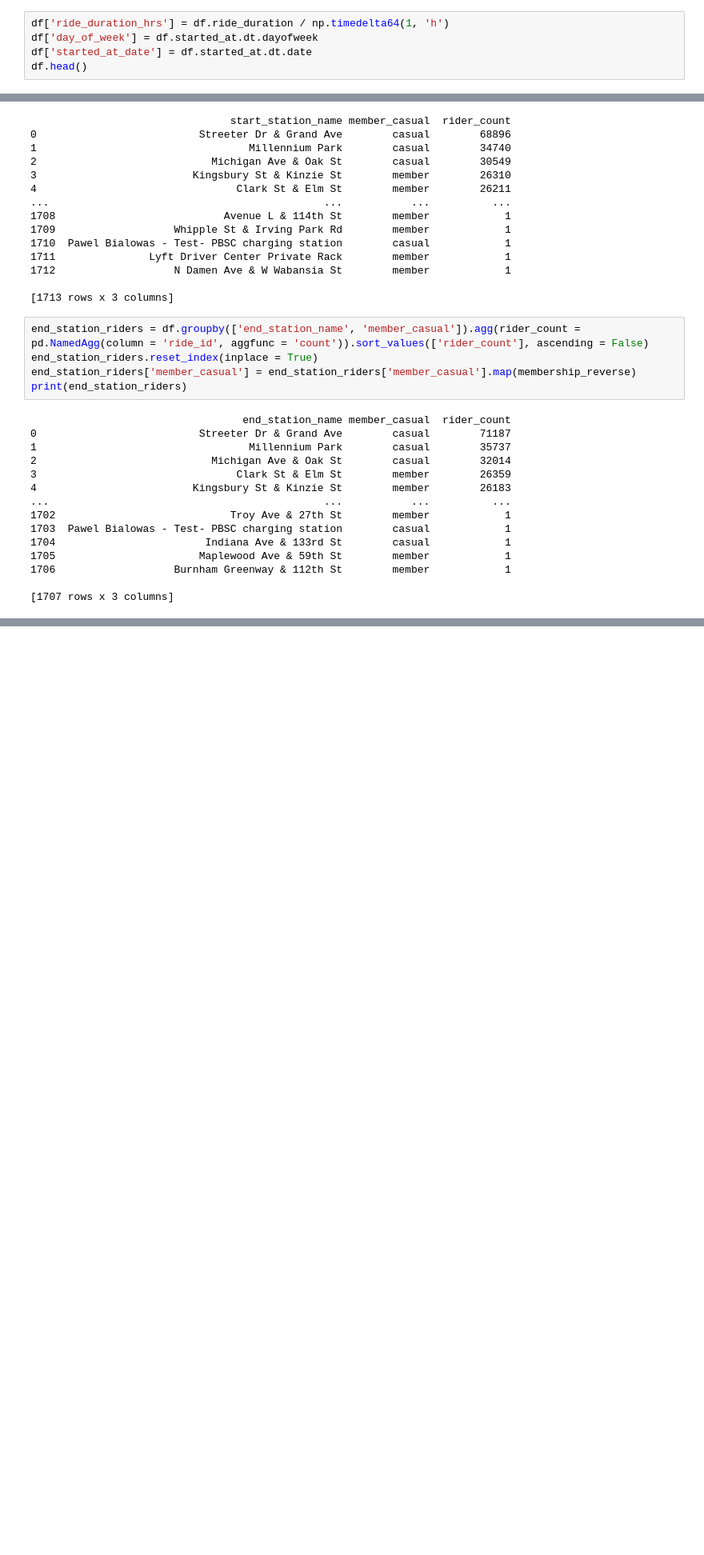
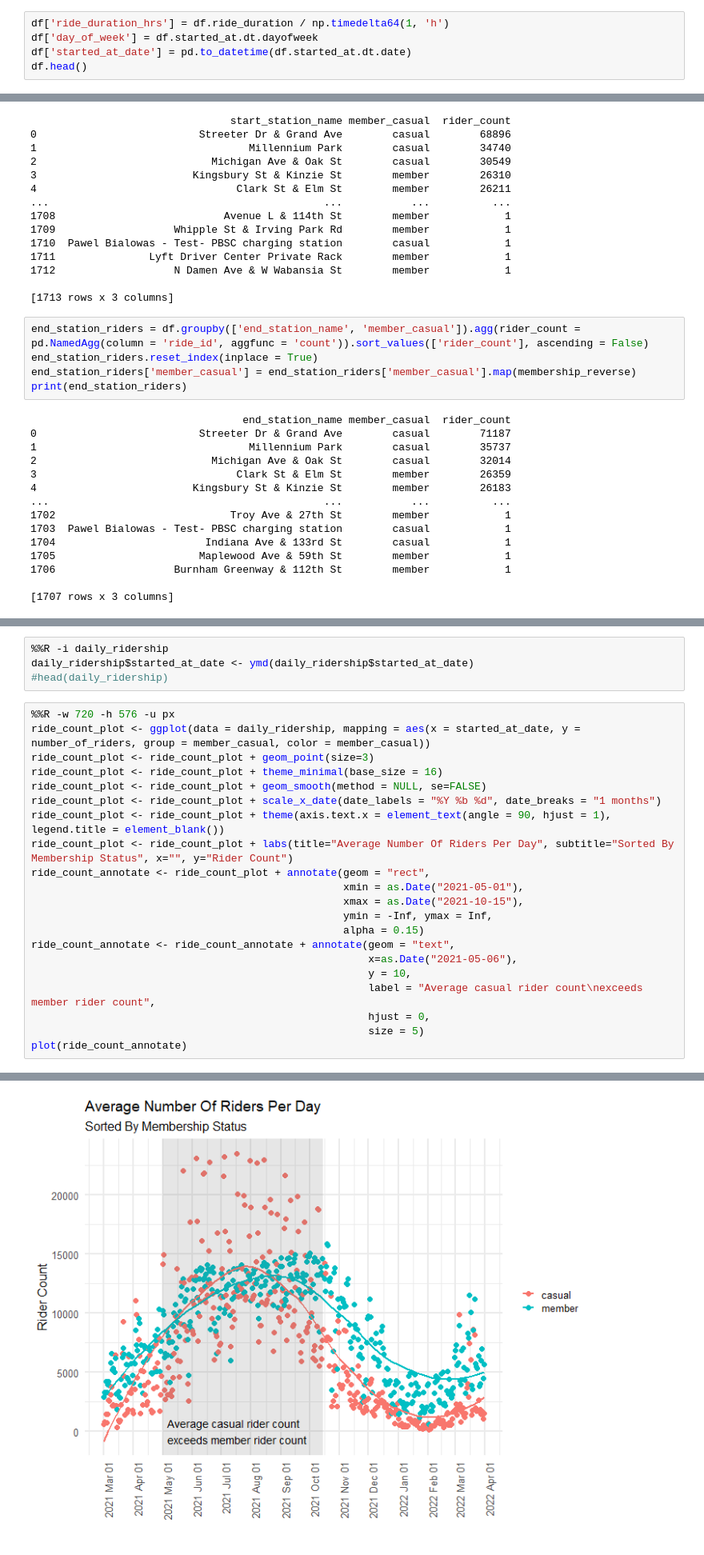
Before and after one commit to cwilso28/coursera_casestudy1, a Jupyter notebook: coursera-casestudy1-notebook.ipynb, the cells around one changed output, grey strips where cells are left out. Shown at 80% size. Saved outputs shown, nothing was run; the diff lists cells and outputs as text; blank space fills up the shorter version.

Commit message:
Added in R script for the four plots from the original case study

```diff
--- a/coursera-casestudy1-notebook.ipynb
+++ b/coursera-casestudy1-notebook.ipynb
@@ -135,7 +135,7 @@ print(column[column < zero_timedelta].count())
 # %%
 df['ride_duration_hrs'] = df.ride_duration / np.timedelta64(1, 'h')
 df['day_of_week'] = df.started_at.dt.dayofweek
-df['started_at_date'] = df.started_at.dt.date
+df['started_at_date'] = pd.to_datetime(df.started_at.dt.date)
 df.head()
 # %% [output]
 |  | ride_id | rideable_type | started_at | ended_at | start_station_name | end_station_name | member_casual | ... |
@@ -298,0 +319,26 @@ library(tidyquant)
+# %%
+%%R -i daily_ridership
+daily_ridership$started_at_date <- ymd(daily_ridership$started_at_date)
+#head(daily_ridership)
+# %%
+%%R -w 720 -h 576 -u px
+ride_count_plot <- ggplot(data = daily_ridership, mapping = aes(x = started_at_date, y = number_of_riders, group = member_casual, color = member_casual))
+ride_count_plot <- ride_count_plot + geom_point(size=3)
+ride_count_plot <- ride_count_plot + theme_minimal(base_size = 16)
+ride_count_plot <- ride_count_plot + geom_smooth(method = NULL, se=FALSE)
+ride_count_plot <- ride_count_plot + scale_x_date(date_labels = "%Y %b %d", date_breaks = "1 months")
+ride_count_plot <- ride_count_plot + theme(axis.text.x = element_text(angle = 90, hjust = 1), legend.title = element_blank())
+ride_count_plot <- ride_count_plot + labs(title="Average Number Of Riders Per Day", subtitle="Sorted By Membership Status", x="", y="Rider Count")
+ride_count_annotate <- ride_count_plot + annotate(geom = "rect",
+                                                  xmin = as.Date("2021-05-01"),
+                                                  xmax = as.Date("2021-10-15"),
+                                                  ymin = -Inf, ymax = Inf,
+                                                  alpha = 0.15)
+ride_count_annotate <- ride_count_annotate + annotate(geom = "text",
+                                                      x=as.Date("2021-05-06"),
+                                                      y = 10,
+                                                      label = "Average casual rider count\nexceeds member rider count",
+                                                      hjust = 0,
+                                                      size = 5)
+plot(ride_count_annotate)
+# %% [output]
@@ -298,0 +346 @@ library(tidyquant)
+[figure, added]
```
Also changed, not shown: parts of 9 cells of this notebook.
